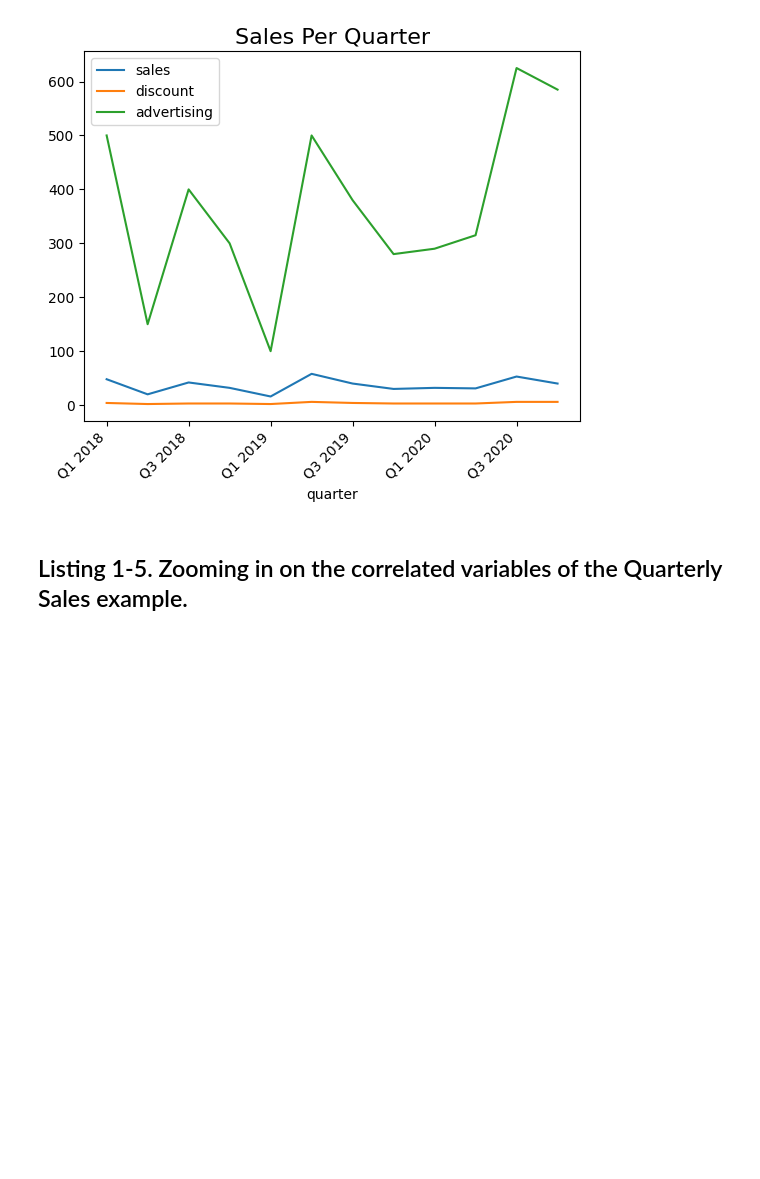
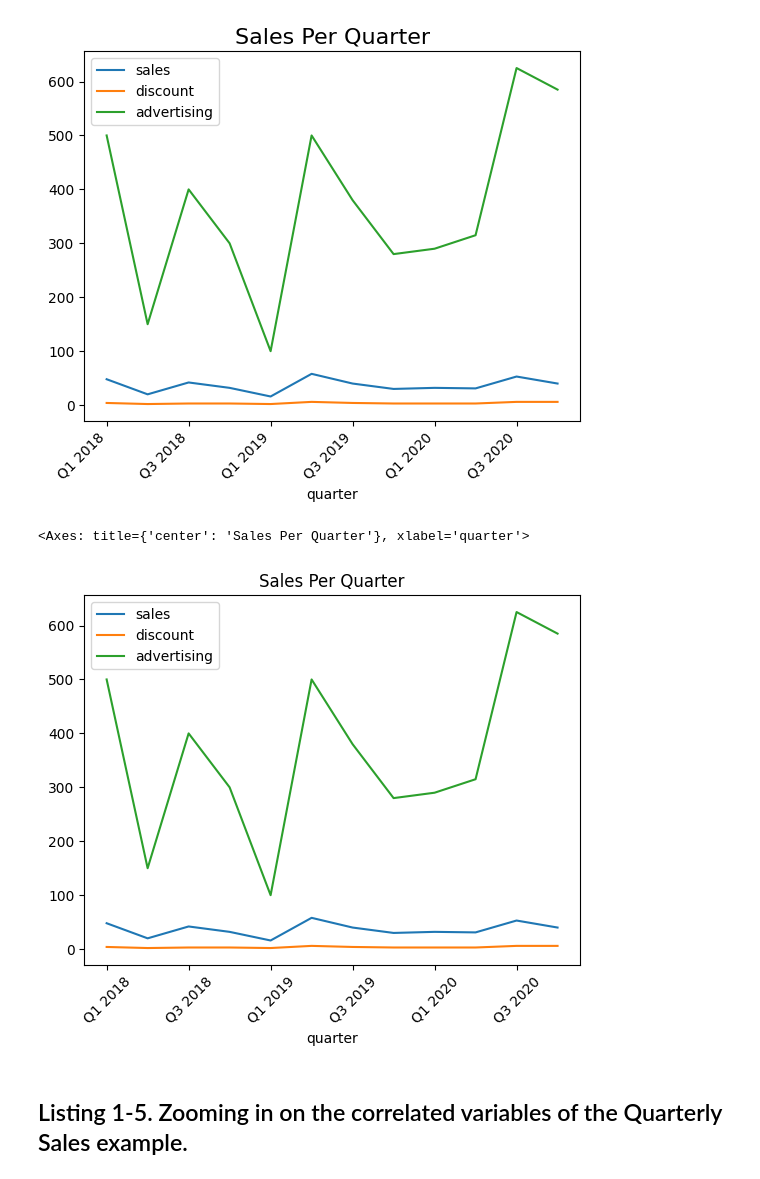
Before and after one commit to abdallahheidar/Advanced-Forecasting-with-Python-2nd-ed-2026, a Jupyter notebook: chapter_01/Chapter 01 - Models For Forecasting.ipynb, the cells around one changed output. Drawn from its saved outputs; the diff is of its cells as text; code cells hidden in the pictures; blank space fills up the shorter version.

```diff
--- a/chapter_01/Chapter 01 - Models For Forecasting.ipynb
+++ b/chapter_01/Chapter 01 - Models For Forecasting.ipynb
@@ -96,6 +116,12 @@ ax.set_xticklabels(ax.get_xticklabels(), rotation=45, ha='right')
 plt.show()
 # %% [output]
 [figure]
+# %%
+# Alternatively you could just use pandas directly
+data.plot.line(x="quarter", title="Sales Per Quarter", rot=45)
+# %% [output]
+<Axes: title={'center': 'Sales Per Quarter'}, xlabel='quarter'>
+[figure, added]
 # %% [markdown]
 ## Listing 1-5. Zooming in on the correlated variables of the Quarterly Sales example.
 # %%
```
Also changed, not shown: parts of 7 cells of this notebook, 6 other files.
